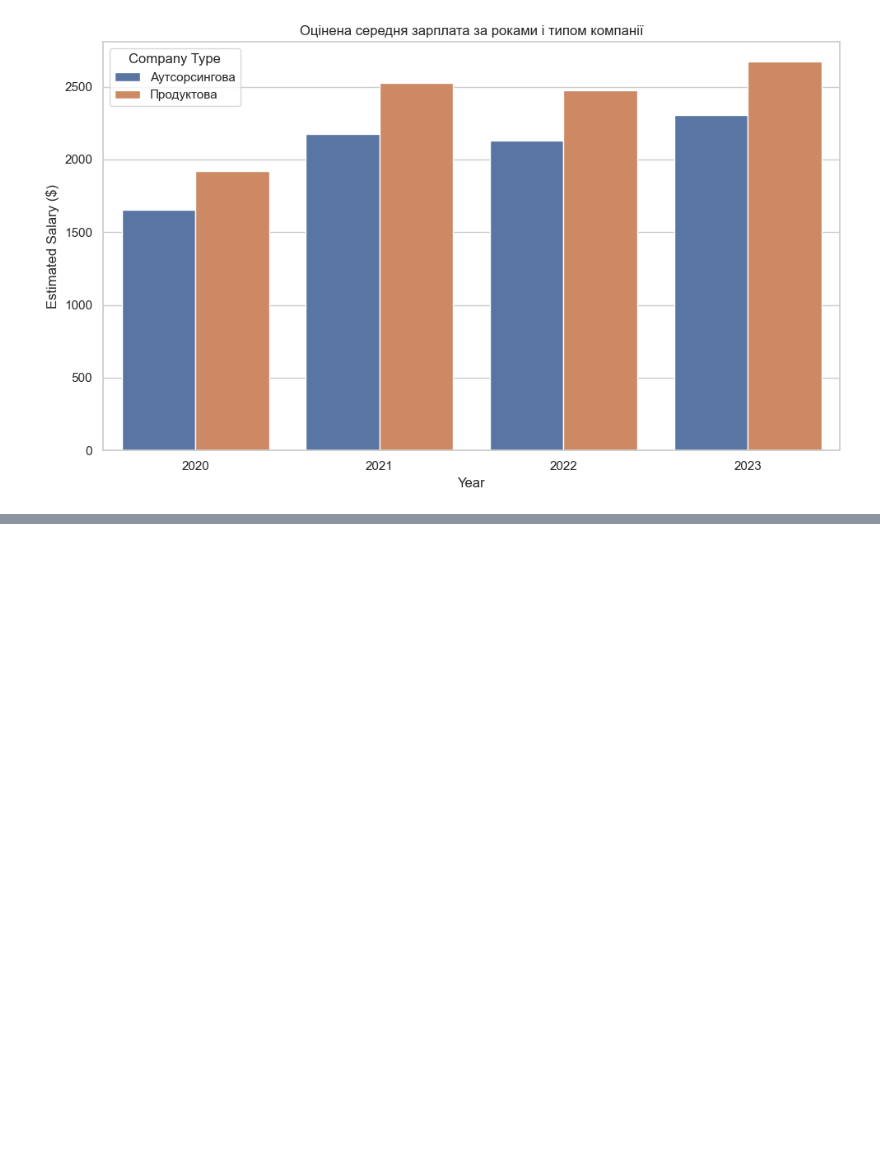
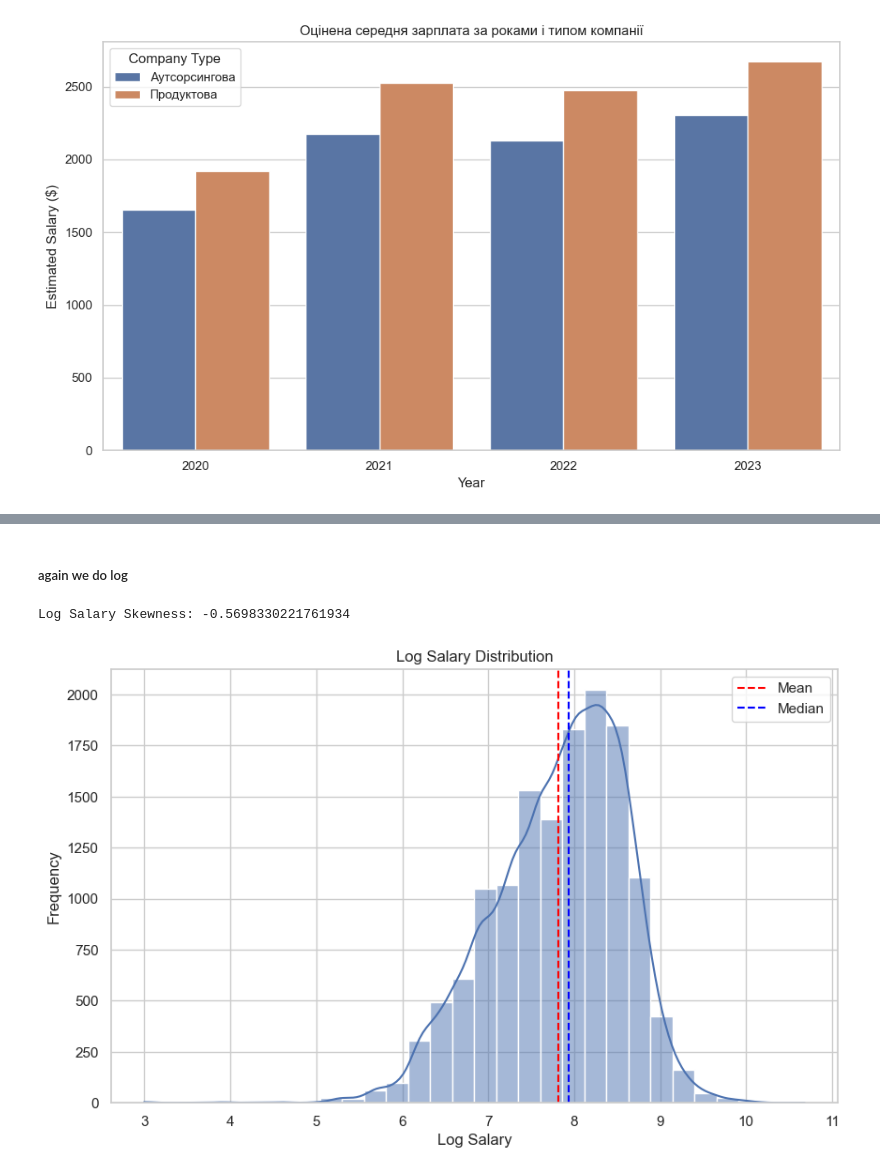
Before and after one commit to Danylo-Ik/Econometrics-Project-IT, a Jupyter notebook: it_salaries.ipynb, the cells around one changed output, grey strips where cells are left out. Drawn from its saved outputs; the diff is of its cells as text; code cells hidden in the pictures; blank space fills up the shorter version.

```diff
--- a/it_salaries.ipynb
+++ b/it_salaries.ipynb
@@ -390,0 +421,18 @@ plt.show()
+# %% [markdown]
+##### again we do log
+# %%
+log_salary_skew = np.log(exp_df["salary"]).skew()
+
+print(f"Log Salary Skewness: {log_salary_skew}")
+plt.figure(figsize=(10, 6))
+sns.histplot(np.log(exp_df["salary"]), bins=30, kde=True)
+plt.title("Log Salary Distribution")
+plt.xlabel("Log Salary")
+plt.ylabel("Frequency")
+plt.axvline(np.log(exp_df["salary"]).mean(), color='red', linestyle='--', label='Mean')
+plt.axvline(np.log(exp_df["salary"]).median(), color='blue', linestyle='--', label='Median')
+plt.legend()
+plt.show()
+# %% [output]
+Log Salary Skewness: -0.5698330221761934
+[figure, added]
```
Also changed, not shown: parts of 12 cells of this notebook.
